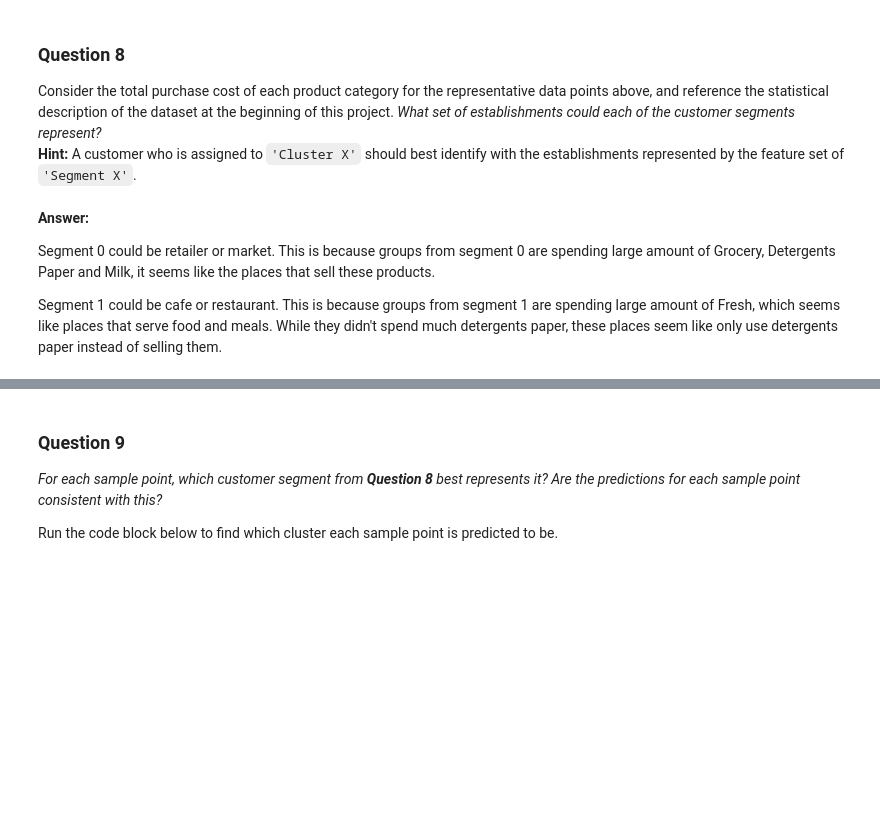
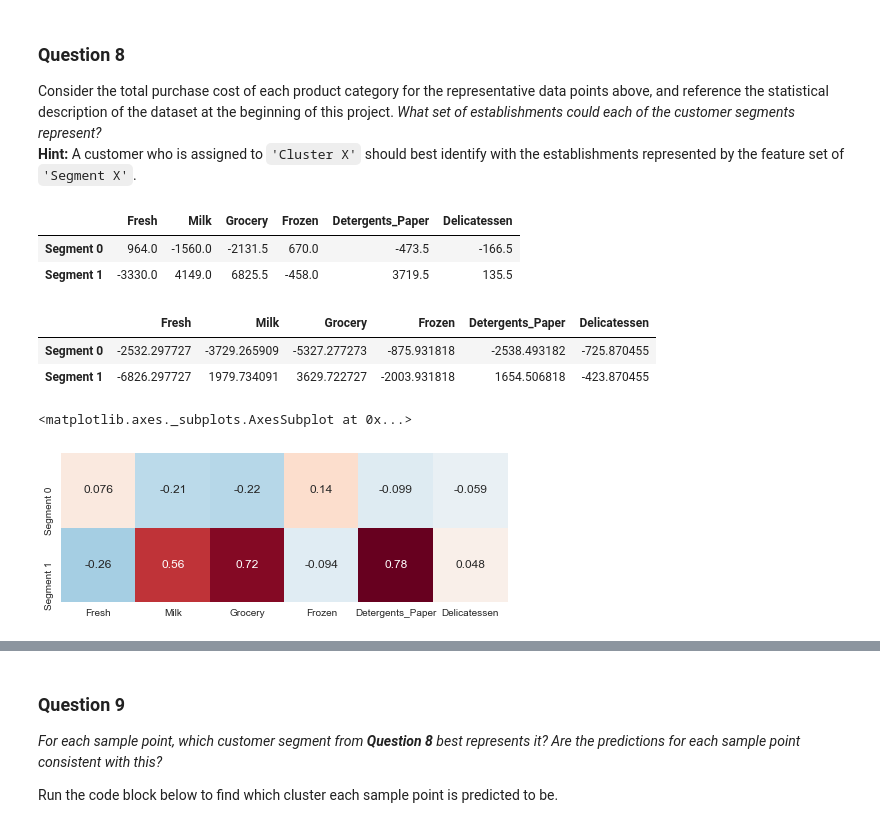
Before and after one commit to saritanavuluru/ML, a Jupyter notebook: Projects/customer_segments/customer_segments.ipynb, the cells around one changed output, grey strips where cells are left out. Drawn from its saved outputs; the diff is of its cells as text; code cells hidden in the pictures; blank space fills up the shorter version.

```diff
--- a/Projects/customer_segments/customer_segments.ipynb
+++ b/Projects/customer_segments/customer_segments.ipynb
@@ -618,9 +655,26 @@ dtype: float64
 ### Question 8
 Consider the total purchase cost of each product category for the representative data points above, and reference the statistical description of the dataset at the beginning of this project. *What set of establishments could each of the customer segments represent?*
 **Hint:** A customer who is assigned to `'Cluster X'` should best identify with the establishments represented by the feature set of `'Segment X'`.
-# %% [markdown]
-**Answer:**
-
-Segment 0 could be retailer or market. This is because groups from segment 0 are spending large amount of Grocery, Detergents Paper and Milk, it seems like the places that sell these products.
-
-Segment 1 could be cafe or restaurant. This is because groups from segment 1 are spending large amount of Fresh, which seems like places that serve food and meals. While they didn't spend much detergents paper, these places seem like only use detergents paper instead of selling them.
+# %%
+import seaborn as sns
+
+# Clusters' deviation from median
+display(true_centers - data.median())
+
+# Clusters' deviation from mean
+# As you can see, this is not a meaningful comparison for Segment 1 where everything is negative
+display(true_centers - data.mean())
+
+#heatmap median
+sns.heatmap((true_centers-data.median())/data.std(ddof=1), annot=True, cbar=False, square=True)
+#heatmap mean
+#sns.heatmap((true_centers-data.mean())/data.std(ddof=1), annot=True, cbar=False, square=True)
+# %% [output]
+|  | Fresh | Milk | Grocery | Frozen | Detergents_Paper | Delicatessen |
+| Segment 0 | 964.0 | -1560.0 | -2131.5 | 670.0 | -473.5 | -166.5 |
+| Segment 1 | -3330.0 | 4149.0 | 6825.5 | -458.0 | 3719.5 | 135.5 |
+|  | Fresh | Milk | Grocery | Frozen | Detergents_Paper | Delicatessen |
+| Segment 0 | -2532.297727 | -3729.265909 | -5327.277273 | -875.931818 | -2538.493182 | -725.870455 |
+| Segment 1 | -6826.297727 | 1979.734091 | 3629.722727 | -2003.931818 | 1654.506818 | -423.870455 |
+<matplotlib.axes._subplots.AxesSubplot at 0x...>
+[figure, added]
```
Also changed, not shown: parts of 15 cells of this notebook, 1 other file.
